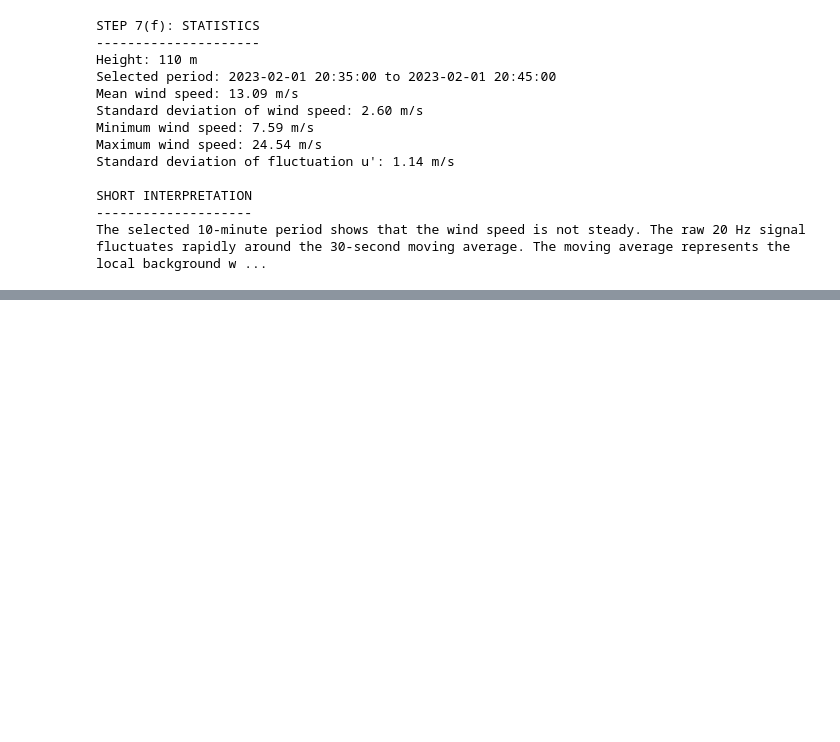
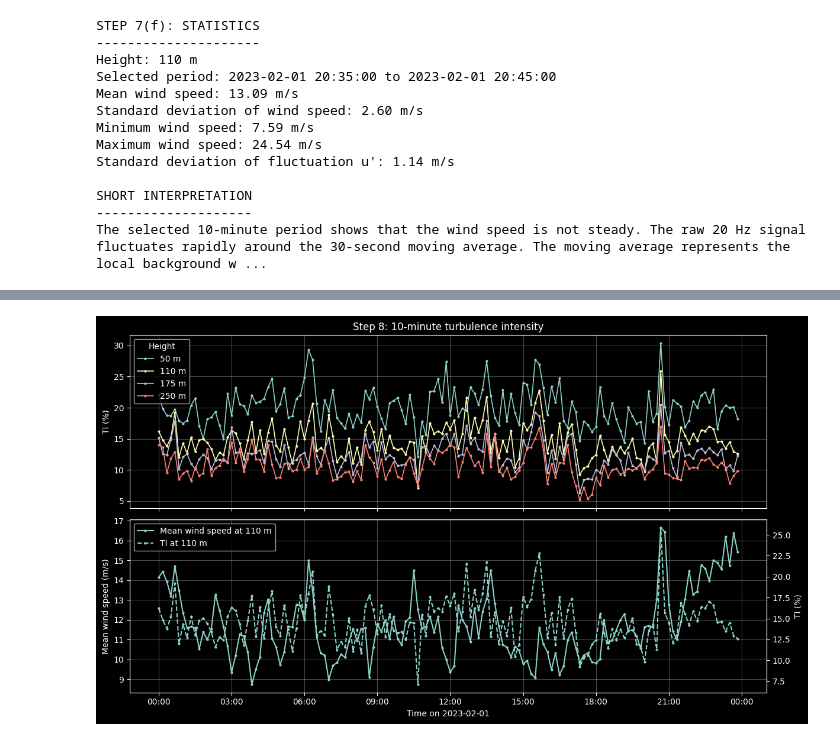
Before and after one commit to KaluInnocentOkoro/wind_physics_measurement_project, a Jupyter notebook: topic_2_energy_meteorology.ipynb, the cells around one changed output, grey strips where cells are left out. Saved outputs shown, nothing was run; the diff lists cells and outputs as text; code cells hidden in the pictures; blank space fills up the shorter version.

```diff
--- a/topic_2_energy_meteorology.ipynb
+++ b/topic_2_energy_meteorology.ipynb
@@ -891,0 +1297,81 @@ The selected 10-minute period shows that the wind speed is not steady. The raw 2
+# %%
+
+# ============================================================
+# Report-ready Step 8 figure
+# ============================================================
+# This figure can be used in the final report.
+# It shows:
+# Top: TI for all heights
+# Bottom: mean wind speed and TI for the selected hub-height-like level.
+#
+# This keeps the report shorter while still answering the main Step 8 points.
+
+fig, axes = plt.subplots(2, 1, figsize=(12, 7), sharex=True)
+
+# Top panel: TI at all heights
+for h, col in zip(heights, speed_cols):
+    axes[0].plot(
+        ti_10min_percent.index,
+        ti_10min_percent[col],
+        linewidth=1.2,
+        marker="o",
+        markersize=2,
+        label=f"{h} m"
+    )
+
+axes[0].set_title("Step 8: 10-minute turbulence intensity")
+axes[0].set_ylabel("TI (%)")
+axes[0].legend(title="Height")
+axes[0].grid(True, alpha=0.3)
+
+
+# Bottom panel: selected height mean wind speed and TI
+axes[1].plot(
+    selected_metrics.index,
+    selected_metrics["mean_u"],
+    linewidth=1.5,
+    marker="o",
+    markersize=2,
+    label=f"Mean wind speed at {selected_height} m"
+)
+
+axes[1].set_ylabel("Mean wind speed (m/s)")
+axes[1].set_xlabel("Time on 2023-02-01")
+axes[1].grid(True, alpha=0.3)
+
+# Add TI on a second y-axis
+ax2 = axes[1].twinx()
+
+ax2.plot(
+    selected_metrics.index,
+    selected_metrics["TI_percent"],
+    linewidth=1.5,
+    marker="o",
+    markersize=2,
+    linestyle="--",
+    label=f"TI at {selected_height} m"
+)
+
+ax2.set_ylabel("TI (%)")
+
+# Combine legends from both y-axes
+lines_1, labels_1 = axes[1].get_legend_handles_labels()
+lines_2, labels_2 = ax2.get_legend_handles_labels()
+axes[1].legend(lines_1 + lines_2, labels_1 + labels_2, loc="upper left")
+
+axes[1].xaxis.set_major_formatter(mdates.DateFormatter("%H:%M"))
+
+plt.tight_layout()
+
+# Save the figure
+figures_path = Path("figures")
+figures_path.mkdir(exist_ok=True)
+
+output_path = figures_path / "step8_turbulence_intensity_10min.png"
+fig.savefig(output_path, dpi=300, bbox_inches="tight")
+
+plt.show()
+
+print("\nSaved report-ready figure to:", output_path)
+# %% [output]
+[figure, added]
```
Also changed, not shown: parts of 10 cells of this notebook.
